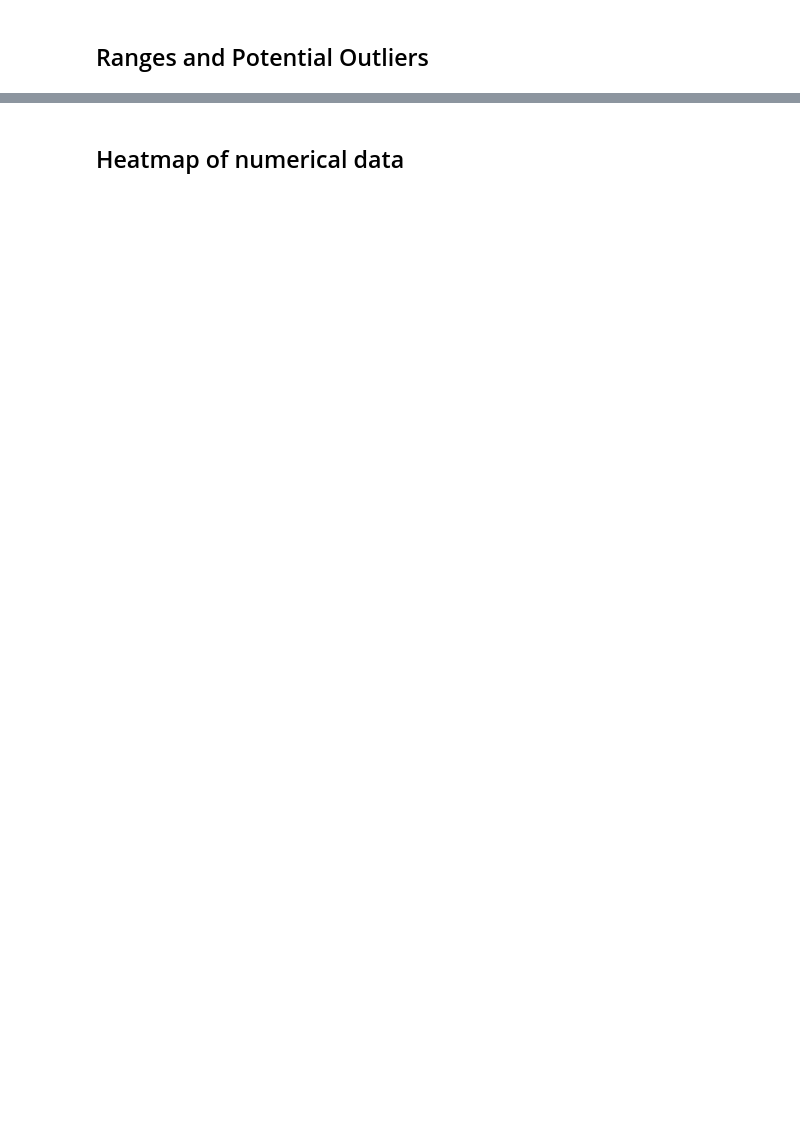
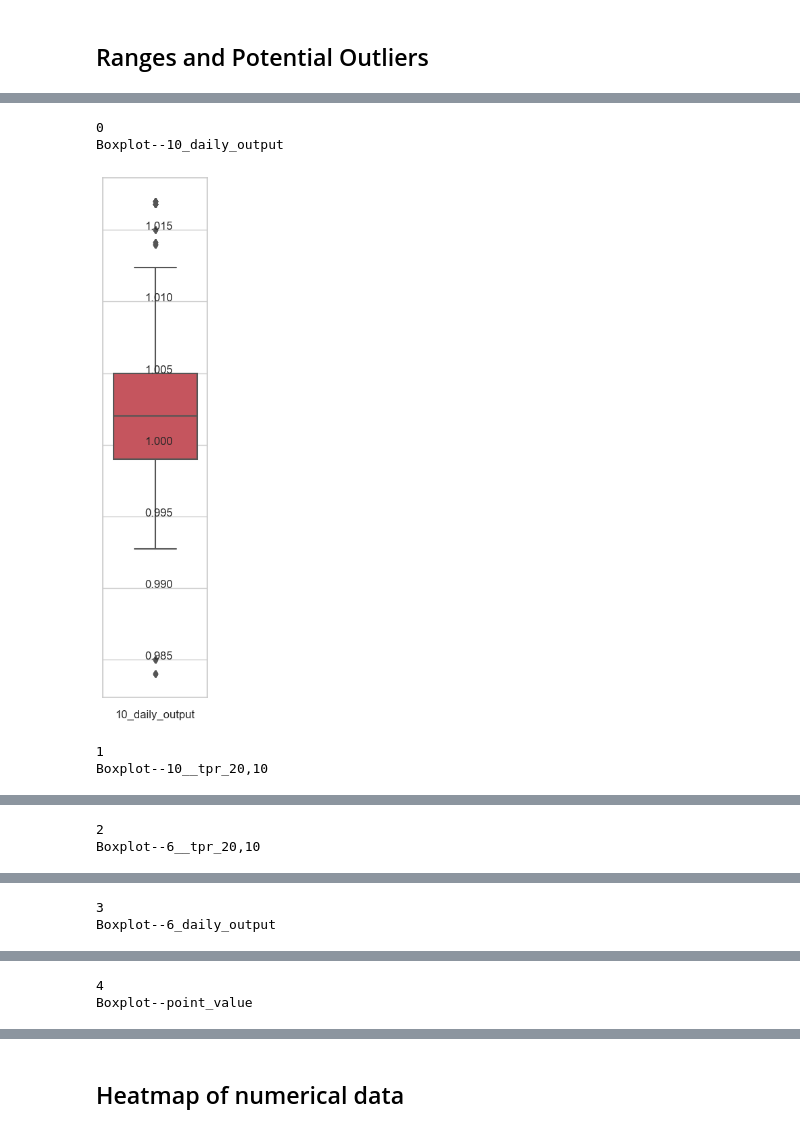
Before and after one commit to Yufengx1/ds-project-group-30, a Jupyter notebook: Numerical Variable Analysis.ipynb, the cells around one changed output, grey strips where cells are left out. Cells and saved outputs as stored; diff of their text form; code cells hidden in the pictures; blank space fills up the shorter version.

```diff
--- a/Numerical Variable Analysis.ipynb
+++ b/Numerical Variable Analysis.ipynb
@@ -474,5 +469,5 @@ numerical_columns
 # %% [markdown]
 ## Ranges and Potential Outliers
 # %%
-# cols = sns.color_palette("Spectral",8)
-# cols
+cols = sns.color_palette("Spectral",8)
+cols
@@ -479,34 +483,43 @@ numerical_columns
 # %%
-# sns.set(rc={'figure.figsize':(2,10)})
-# sns.set_style("whitegrid")
+sns.set(rc={'figure.figsize':(2,10)})
+sns.set_style("whitegrid")
 
-# for i in range(len(numerical_columns[:-1])):
-#     print(i)
+for i in range(len(numerical_columns[:-1])):
+    print(i)
 
-#     p = sns.boxplot(df[numerical_columns[i]], color=cols[i],orient='v')
+    p = sns.boxplot(df[numerical_columns[i]], color=cols[i],orient='v')
 
-#     ylab_text = p.get_yticklabels()
+    ylab_text = p.get_yticklabels()
 
-#     ylab_min = ylab_text[0].get_text()
-#     ylab_min_pos = ylab_text[0].get_position()[1]
-#     ylab_max = ylab_text[-1].get_text()
-#     ylab_max_pos = ylab_text[-1].get_position()[1]
+    ylab_min = ylab_text[0].get_text()
+    ylab_min_pos = ylab_text[0].get_position()[1]
+    ylab_max = ylab_text[-1].get_text()
+    ylab_max_pos = ylab_text[-1].get_position()[1]
 
-#     ylab_range = float(ylab_max) - float(ylab_min)
+    try:
+        ylab_range = float(ylab_max) - float(ylab_min)
+    except:
+        ylab_range = float(ylab_max) - float(ylab_min[1:-1])
 
-#     texts = [x.get_text() for x in ylab_text][1:-1]
-#     positions = [x.get_position()[1] for x in ylab_text][1:-1]
+    texts = [x.get_text() for x in ylab_text][1:-1]
+    positions = [x.get_position()[1] for x in ylab_text][1:-1]
 
-#     p.set(xlabel=numerical_columns[i])
-#     p.set(xticklabels="")
-#     p.set(yticklabels="")
-#     for j in range(len(positions)):
-#         p.text(-0.1,positions[j], texts[j])
+    p.set(xlabel=numerical_columns[i])
+    p.set(xticklabels="")
+    p.set(yticklabels="")
+    for j in range(len(positions)):
+        p.text(-0.1,positions[j], texts[j])
 
-#     # p.text(-0.1,ylab_min_pos + 0.029*(ylab_range), ylab_min)
-#     # p.text(-0.1, ylab_max_pos - 0.035 * (ylab_range) ,ylab_max)
+    # p.text(-0.1,ylab_min_pos + 0.029*(ylab_range), ylab_min)
+    # p.text(-0.1, ylab_max_pos - 0.035 * (ylab_range) ,ylab_max)
 
-#     file_name = "Boxplot--" + str(numerical_columns[i])
-#     print(file_name)
-#     # plt.savefig("Figures/Boxplots/" + file_name)
-#     plt.show()
+    file_name = "Boxplot--" + str(numerical_columns[i])
+    print(file_name)
+    # plt.savefig("Figures/Boxplots/" + file_name)
+    plt.show()
+# %% [output]
+0
+Boxplot--10_daily_output
+[figure, added]
+1
+Boxplot--10__tpr_20,10
@@ -512,0 +527,2 @@ numerical_columns
+2
+Boxplot--6__tpr_20,10
@@ -512,0 +530,2 @@ numerical_columns
+3
+Boxplot--6_daily_output
@@ -512,0 +533,2 @@ numerical_columns
+4
+Boxplot--point_value
```
Also changed, not shown: parts of 14 cells of this notebook, 4 other files.
